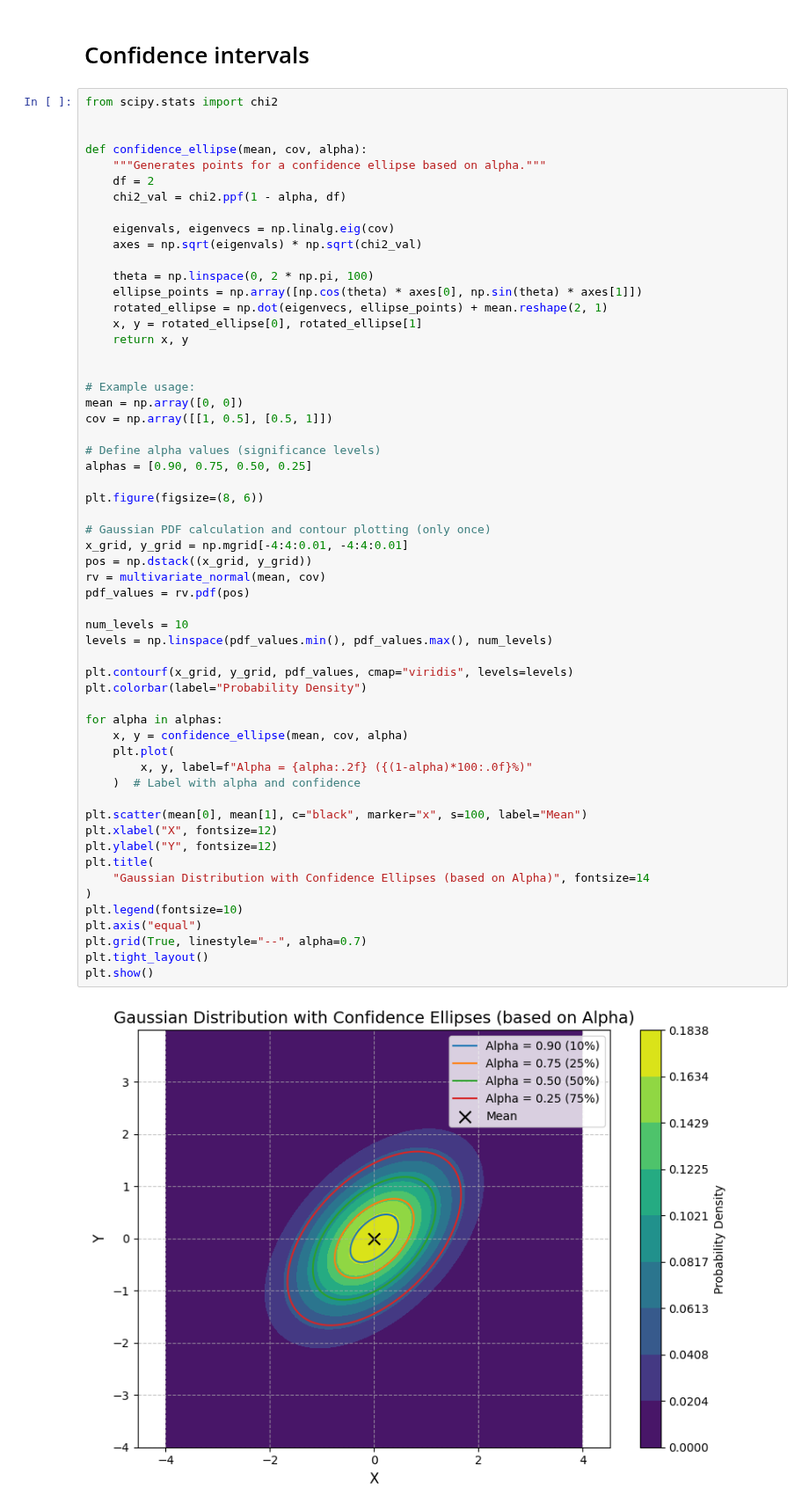
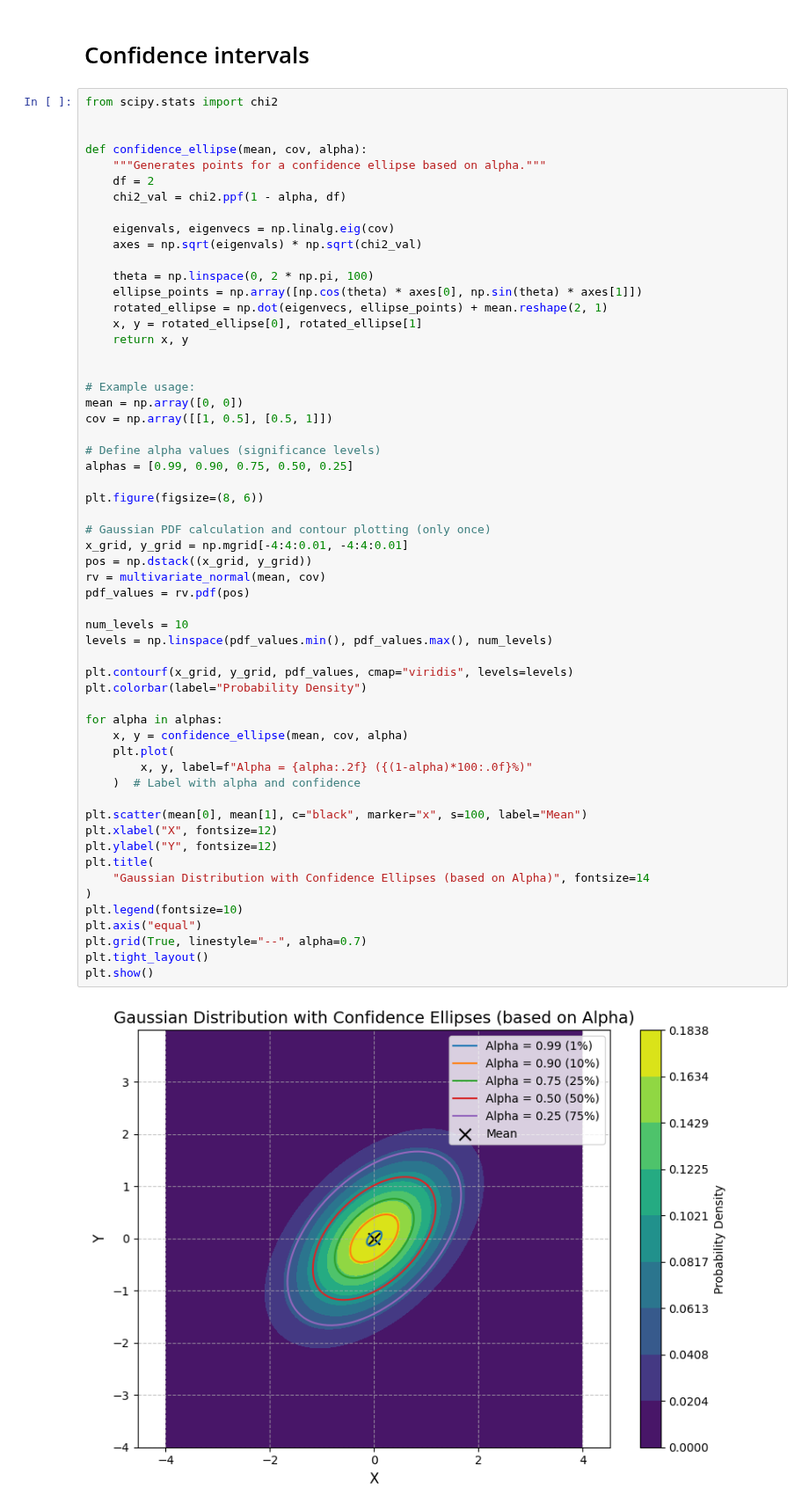
Before and after one commit to mirkomanset/dynamic-clustering, a Jupyter notebook: notebooks/gaussian/gaussian_overlapping.ipynb, the cells around one changed output. Shown at 88% size. Saved outputs shown, nothing was run; the diff lists cells and outputs as text.

```diff
--- a/notebooks/gaussian/gaussian_overlapping.ipynb
+++ b/notebooks/gaussian/gaussian_overlapping.ipynb
@@ -284,40 +284,40 @@ mean = np.array([0, 0])
 cov = np.array([[1, 0.5], [0.5, 1]])
 
 # Define alpha values (significance levels)
-alphas = [0.90, 0.75, 0.50, 0.25]
+alphas = [0.99, 0.90, 0.75, 0.50, 0.25]
 
 plt.figure(figsize=(8, 6))
 
 # Gaussian PDF calculation and contour plotting (only once)
 x_grid, y_grid = np.mgrid[-4:4:0.01, -4:4:0.01]
 pos = np.dstack((x_grid, y_grid))
 rv = multivariate_normal(mean, cov)
 pdf_values = rv.pdf(pos)
 
 num_levels = 10
 levels = np.linspace(pdf_values.min(), pdf_values.max(), num_levels)
 
 plt.contourf(x_grid, y_grid, pdf_values, cmap="viridis", levels=levels)
 plt.colorbar(label="Probability Density")
 
 for alpha in alphas:
     x, y = confidence_ellipse(mean, cov, alpha)
     plt.plot(
         x, y, label=f"Alpha = {alpha:.2f} ({(1-alpha)*100:.0f}%)"
     )  # Label with alpha and confidence
 
 plt.scatter(mean[0], mean[1], c="black", marker="x", s=100, label="Mean")
 plt.xlabel("X", fontsize=12)
 plt.ylabel("Y", fontsize=12)
 plt.title(
     "Gaussian Distribution with Confidence Ellipses (based on Alpha)", fontsize=14
 )
 plt.legend(fontsize=10)
 plt.axis("equal")
 plt.grid(True, linestyle="--", alpha=0.7)
 plt.tight_layout()
 plt.show()
 # %% [output]
-[figure, old version]
+[figure, new version]
 # %%
 from matplotlib.patches import Ellipse
```
Also changed, not shown: parts of 10 cells of this notebook, 3 other files.
